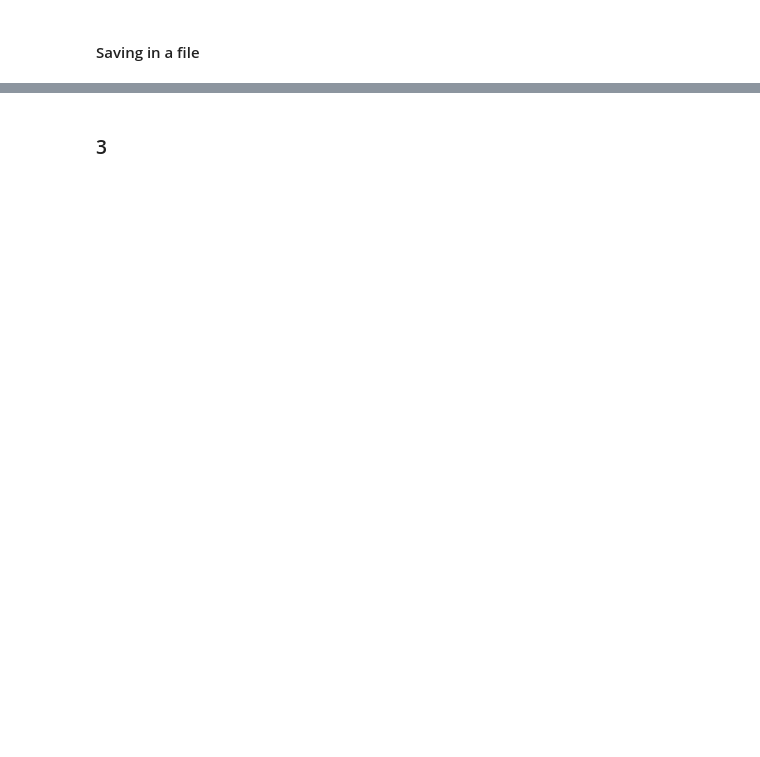
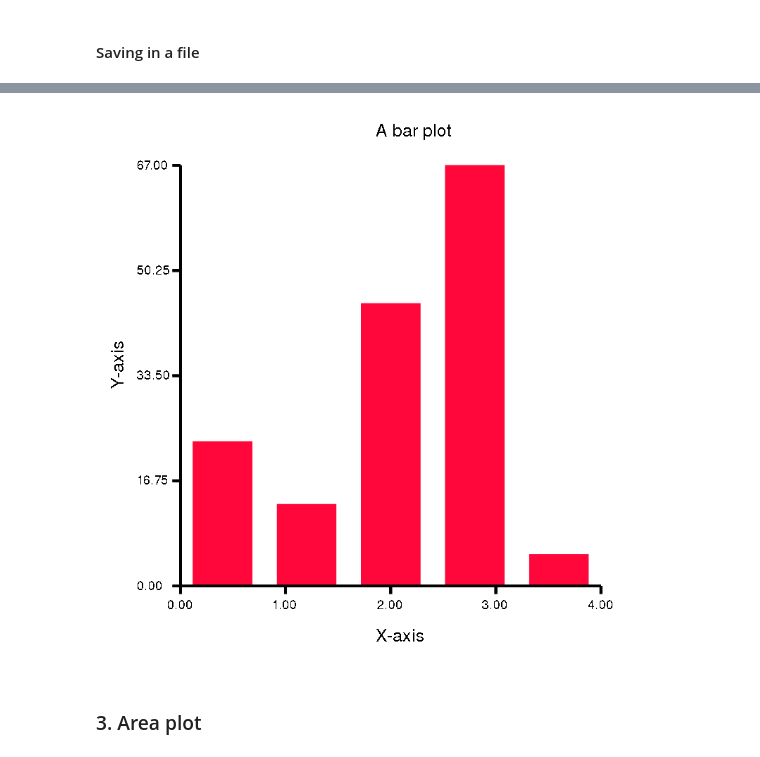
Before and after one commit to SciRuby/rubyplot, a Jupyter notebook: tutorial/magick/Rubyplot_Tutorial(Magick).ipynb, the cells around one changed output, grey strips where cells are left out. Saved outputs shown, nothing was run; the diff lists cells and outputs as text; code cells hidden in the pictures; blank space fills up the shorter version.

```diff
--- a/tutorial/magick/Rubyplot_Tutorial(Magick).ipynb
+++ b/tutorial/magick/Rubyplot_Tutorial(Magick).ipynb
@@ -123,2 +173,30 @@ figure.write('./1.png') # Input is a relative or absolute path with image format
+# %%
+# Step 1
+require 'rubyplot'
+Rubyplot.set_backend :magick
+Rubyplot.inline
+
+# Step 2
+figure = Rubyplot::Figure.new(width: 20, height: 20)
+
+# Step 3
+axes00 = figure.add_subplot! 0,0
+axes00.bar! do |p|
+  p.data [23, 13, 45, 67, 5] # Data as given as heights of bars
+  p.color = :neon_red # Colour of the bars
+  p.spacing_ratio = 0.3 # Ratio of space the bars don't occupy out of the maximum space allotted to each bar
+  # Each bar is allotted equal space, so maximum space for each bar is total space divided by the number of bars
+  p.label = "Points"# Label for this data
+end
+
+axes00.title = "A bar plot"
+axes00.x_title = "X-axis"
+axes00.y_title = "Y-axis"
+axes00.square_axes = false
+
+# Step 4
+figure.show
+# %% [output]
+[figure, added]
 # %% [markdown]
-### 3
+### 3. Area plot
```
Also changed, not shown: parts of 42 cells of this notebook.
